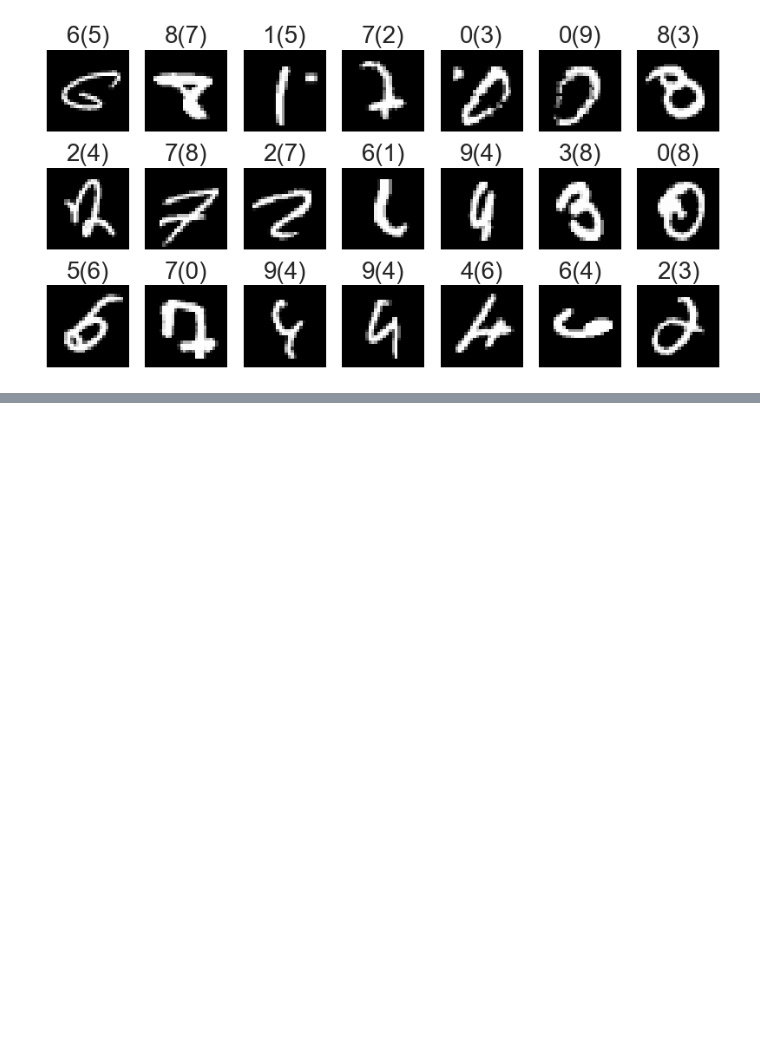
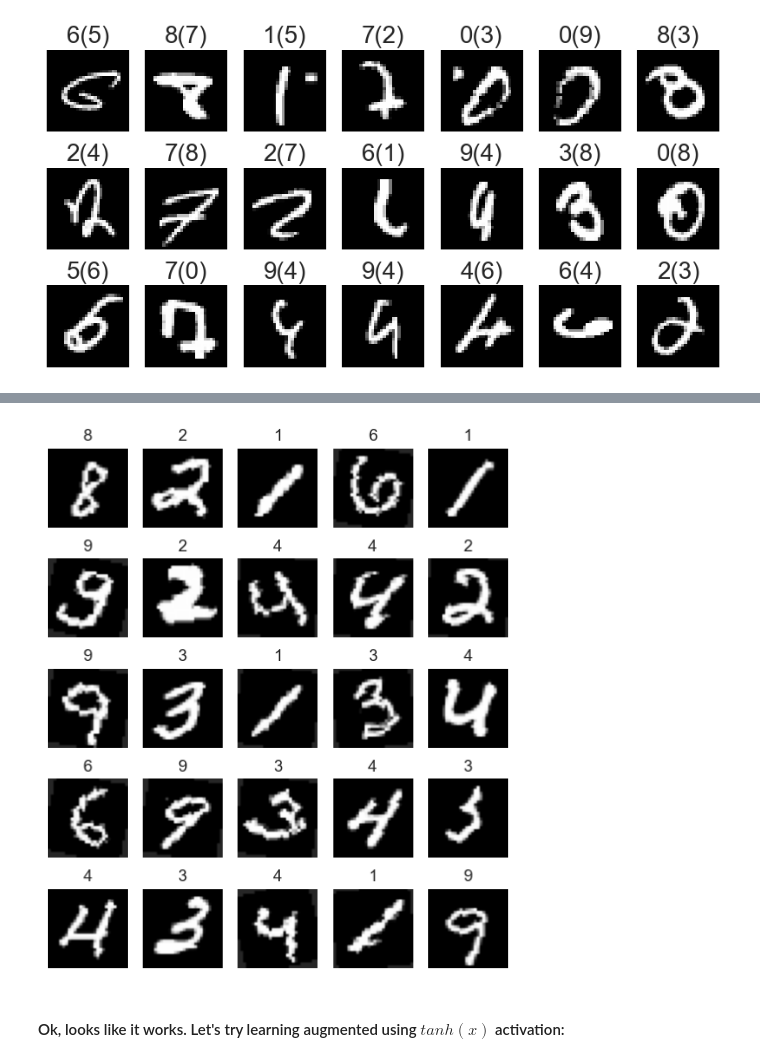
Before and after one commit to 4ervonec19/torch_basics_mnist, a Jupyter notebook: torch_techniques.ipynb, the cells around one changed output, grey strips where cells are left out. Saved outputs shown, nothing was run; the diff lists cells and outputs as text; code cells hidden in the pictures; blank space fills up the shorter version.

```diff
--- a/torch_techniques.ipynb
+++ b/torch_techniques.ipynb
@@ -416,0 +469,31 @@ for i in range(21):
+# %%
+transform_augmented = transforms.Compose([  # Composes several transforms together
+                       v2.RandomRotation(degrees = (-15, 15)), # RandomRotation (-15, 15) -> DataAugmentation
+                    ])
+
+transform_original = transforms.Compose([
+                        transforms.ToTensor(),
+                        transforms.Normalize((0.1307,), (0.3081,))
+])
+
+original_dataset = MNIST('.', train=True, transform=transform_original)
+test_dataset = MNIST('.', train=False) # MNIST test dataset
+
+original_train_loader = DataLoader(train_dataset, batch_size=32, shuffle=True) # MNIST train dataloader
+test_loader = DataLoader(test_dataset, batch_size=32, shuffle=False) # MNIST test dataloader
+
+combined_images = []
+combined_labels = []
+
+for images, labels in original_train_loader:
+
+    combined_images.append(images)
+    combined_labels.append(labels)
+
+    augmented_images = transform_augmented(images)
+
+    combined_images.append(augmented_images)
+    combined_labels.append(labels)
+
+combined_images = torch.cat(combined_images)
+combined_labels = torch.cat(combined_labels)
@@ -416,0 +504,3 @@ for i in range(21):
+# %%
+augmented_dataset = TensorDataset(combined_images, combined_labels)
+augmented_dataloader = DataLoader(augmented_dataset, batch_size = 32, shuffle = True)
@@ -416,0 +519,15 @@ for i in range(21):
+# %%
+X, y = next(iter(augmented_dataloader))
+X = X.numpy()
+y = y.numpy()
+# %%
+plt.figure(figsize=(6, 7))
+for i in range(25):
+    plt.subplot(5, 5, i+1)
+    plt.imshow(X[i].reshape(28, 28), cmap=plt.cm.Greys_r)
+    plt.title(y[i])
+    plt.axis('off')
+# %% [output]
+[figure, added]
+# %% [markdown]
+#### Ok, looks like it works. Let's try learning augmented using $tanh(x)$ activation:
```
Also changed, not shown: parts of 18 cells of this notebook.
